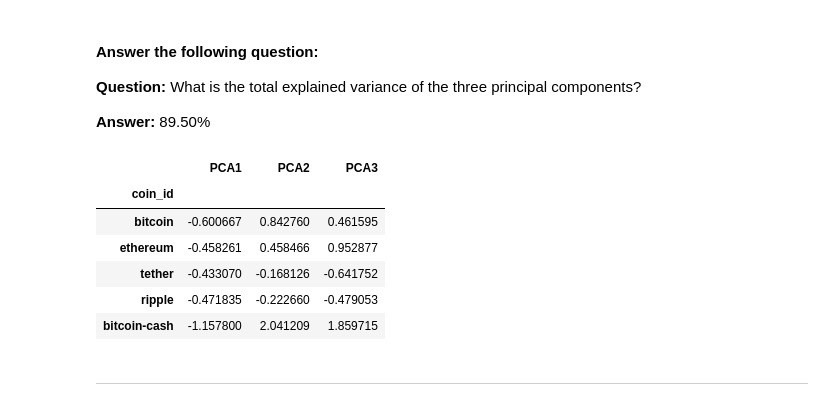
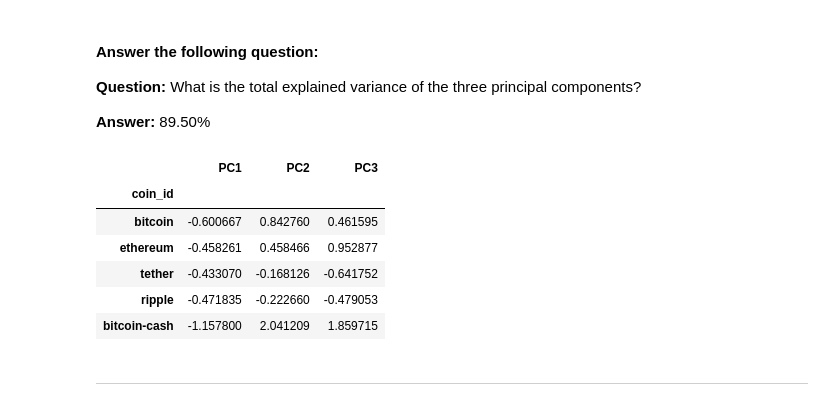
Before and after one commit to kasheshjaiin/CryptoClustering, a Jupyter notebook: Crypto_Clustering.ipynb, the cells around one changed output. Saved outputs shown, nothing was run; the diff lists cells and outputs as text; code cells hidden in the pictures.

```diff
--- a/Crypto_Clustering.ipynb
+++ b/Crypto_Clustering.ipynb
@@ -66,12 +66,12 @@ array([[ 0.50852937,  0.49319307,  0.77220043,  0.23545963, -0.0674951 ,
 # %%
 # Create a DataFrame with the scaled data
 df_market_data_scaled = pd.DataFrame(
-    df_market_data_scaled, columns=df_market_data.columns, index=df_market_data.index
+    df_market_data_scaled, columns=df_market_data.columns
 )
 # Copy the crypto names from the original data
-
+df_market_data_scaled["coin_id"] = df_market_data.index
 # Set the coinid column as index
-
+df_market_data_scaled.set_index('coin_id', inplace=True)
 
 # Display sample data
 df_market_data_scaled.head()
@@ -213,18 +213,18 @@ array([0.3719856 , 0.34700813, 0.17603793])
 # %%
 # Create a new DataFrame with the PCA data.
 
 # Creating a DataFrame with the PCA data
-df_market_data_pca = pd.DataFrame(market_data_pca, columns=["PCA1", "PCA2", "PCA3"])
+df_market_data_pca = pd.DataFrame(market_data_pca, columns=["PC1", "PC2", "PC3"])
 # Copy the crypto names from the original data
 df_market_data_pca["coin_id"] = df_market_data.index
 
 # Set the coinid column as index
 df_market_data_pca.set_index('coin_id', inplace=True)
 
 # Display sample data
 df_market_data_pca.head()
 # %% [output]
-|  | PCA1 | PCA2 | PCA3 |
+|  | PC1 | PC2 | PC3 |
 | coin_id |  |  |  |
 | bitcoin | -0.600667 | 0.842760 | 0.461595 |
 | ethereum | -0.458261 | 0.458466 | 0.952877 |
```
Also changed, not shown: parts of 10 cells of this notebook.
